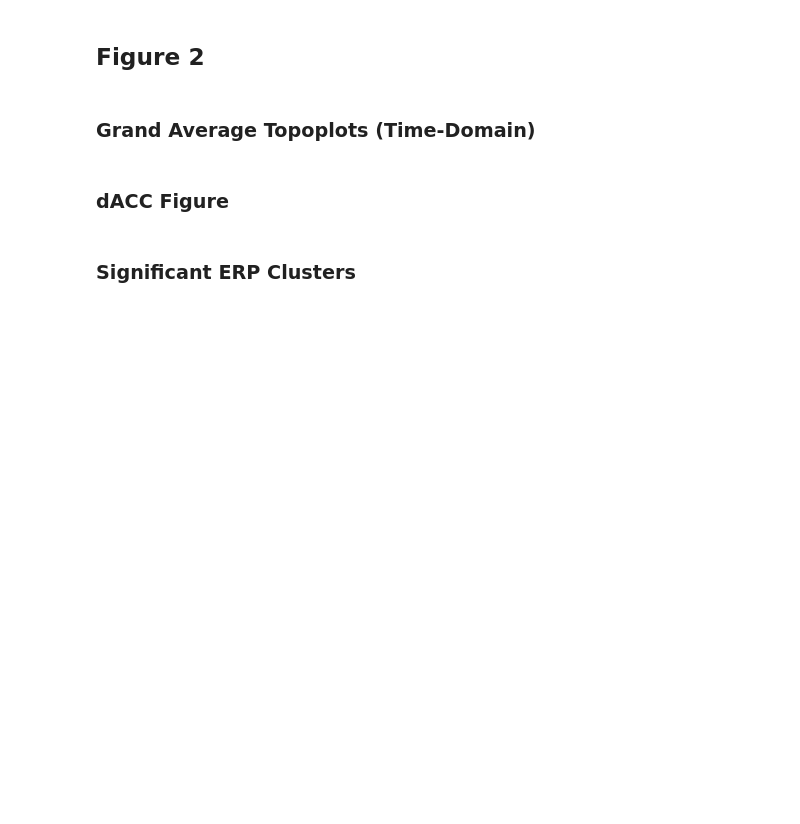
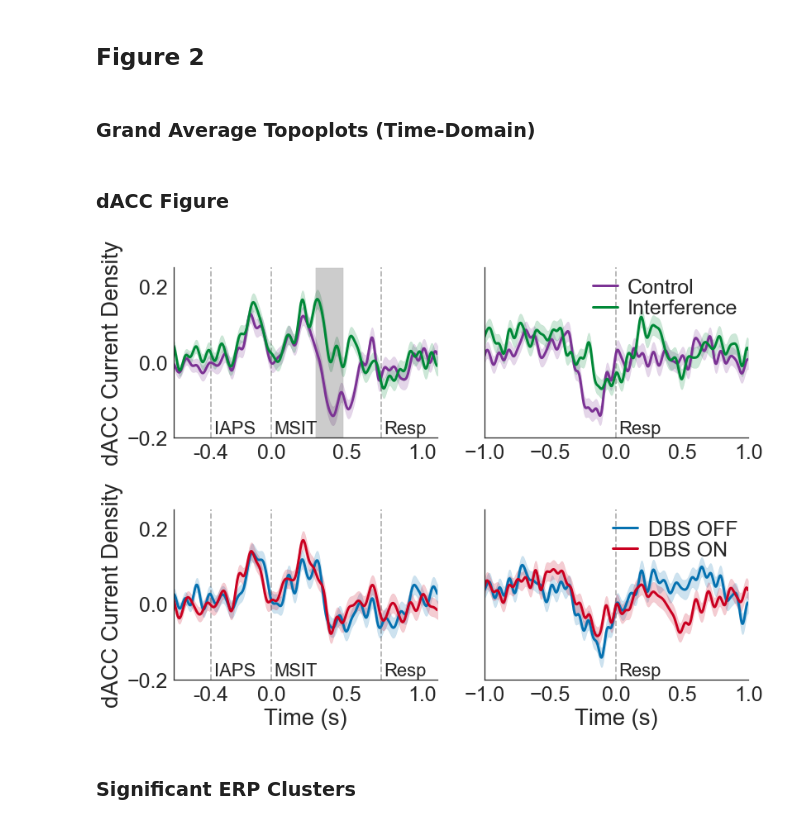
Before and after one commit to mghneurotherapeutics/EMOTE-afMSIT, a Jupyter notebook: afMSIT_Figures.ipynb, the cells around one changed output. Saved outputs shown, nothing was run; the diff lists cells and outputs as text; code cells hidden in the pictures; blank space fills up the shorter version.

```diff
--- a/afMSIT_Figures.ipynb
+++ b/afMSIT_Figures.ipynb
@@ -735,7 +735,6 @@ freq = 15
 contrasts = ['Interference','DBS']
 palettes = [ ['#7b3294','#008837'], ['#0571b0','#ca0020'] ]
 annotations = [ ['Control', 'Interference'], ['DBS OFF','DBS ON'] ]
-ylabel = 'Current Density'
 y1, y2 = -0.2, 0.25
 
 #~~~~~~~~~~~~~~~~~~~~~~~~~~~~~~~~~~~~~~~~~~~~~~~~~~~#
@@ -790,51 +789,49 @@ for n in range(2):
 
     for m in range(2):
 
-        ## Universal edits.
-        axes[n,m].spines['right'].set_visible(False)
-        axes[n,m].spines['top'].set_visible(False)
-
         ## Stimulus-locked edits.
         if not m:
 
             ## Fix axes.
             xticks = np.array([0.0, 0.4, 0.9, 1.4])
             axes[n,m].set(xticks=xticks, xticklabels=xticks - 0.4,
-                          xlim=(-0.25,1.5), ylabel=ylabel, ylim=(y1,y2))
+                          xlim=(-0.25,1.5), ylabel='dACC Current Density', ylim=(y1,y2))
 
 
             ## Add markers.
             for x,s in zip([0, 0.4, 1.127],['IAPS','MSIT','Resp']):
                 axes[n,m].text(x+0.02,y1+np.abs(y1*0.05),s,fontsize=22)
                 axes[n,m].vlines(x,y1,y2,linestyle='--',alpha=0.3)
 
         ## Response-locked edits.
         else:
 
             ## Fix axes.
             xticks = np.array([-1.0, -0.5, 0.0, 0.5, 1.0])
-            axes[n,m].set(xticks=xticks, xlim=(-1.0, 1.0), ylabel=ylabel)
+            axes[n,m].set(xticks=xticks, xlim=(-1.0, 1.0))
 
             ## Add markers
             axes[n,m].text(0.02,y1+np.abs(y1*0.05),'Resp',fontsize=22)
             axes[n,m].vlines(0.0,y1,y2,linestyle='--',alpha=0.3)
 
             ## Add legends above plot.
             axes[n,m].legend(loc=1, handlelength=1.2, handletextpad=0.5,
                              labelspacing=0.1, borderpad=0)
 
         ## Add y-labels.
         if n: axes[n,m].set_xlabel('Time (s)')
 
 
 sns.despine()
 # plt.subplots_adjust(top=0.97, left = 0.08, right = 0.98,
 #                     bottom=0.1, hspace=0.2, wspace=0.05)
 plt.tight_layout()
 plt.savefig('plots/manuscript/fig2/dacc_erp.png')
 plt.savefig('plots/manuscript/fig2/dacc_erp.svg')
 plt.show()
 plt.close()
+# %% [output]
+[figure, added]
 # %% [markdown]
 ### Significant ERP Clusters
 # %%
```
Also changed, not shown: parts of 1 cell of this notebook.
